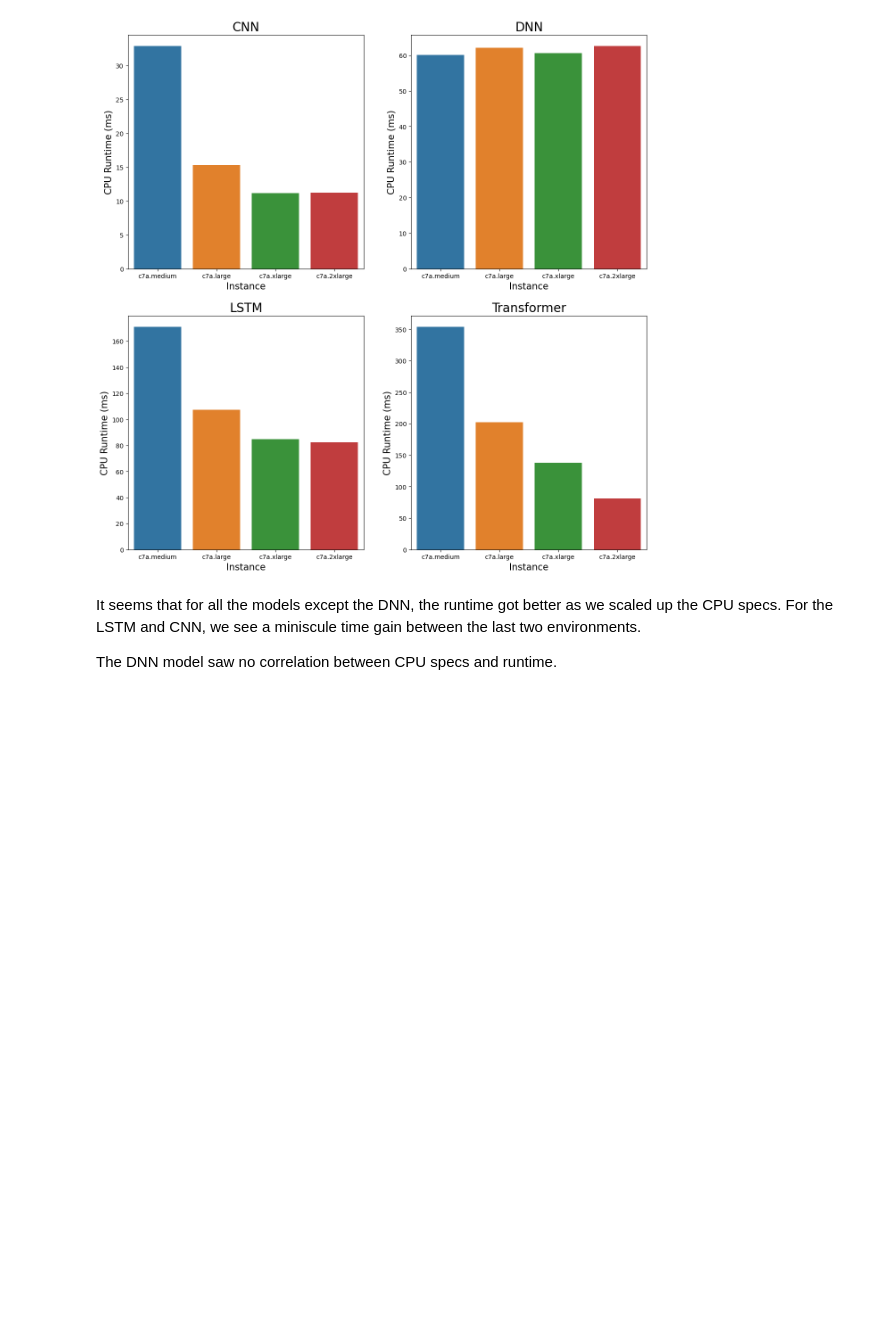
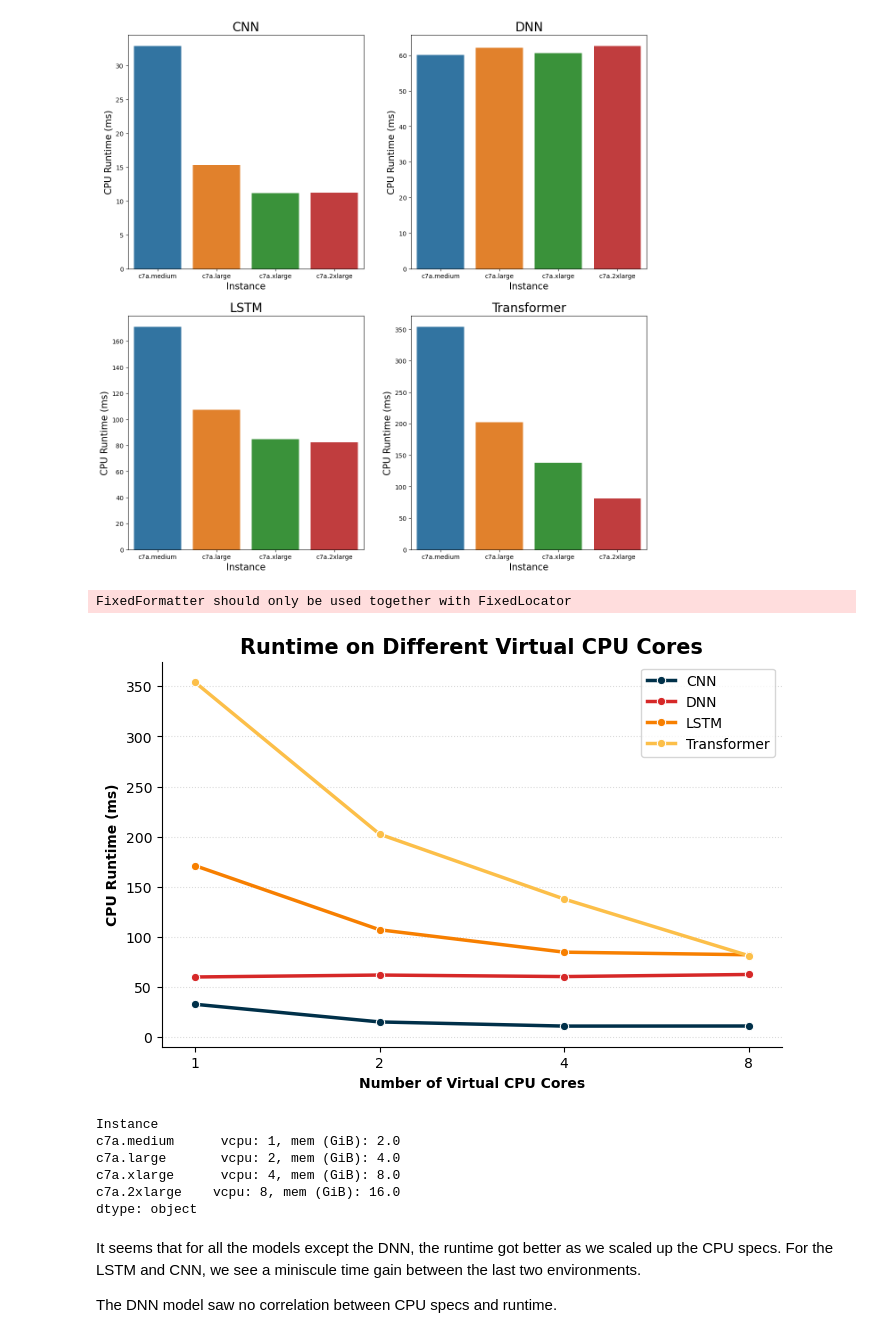
Before and after one commit to louiecai/DSC-180B-Hardware-Acceleration, a Jupyter notebook: data_analysis.ipynb, the cells around one changed output. Cells and saved outputs as stored; diff of their text form; code cells hidden in the pictures; blank space fills up the shorter version.

```diff
--- a/data_analysis.ipynb
+++ b/data_analysis.ipynb
@@ -202,3 +319,33 @@ axs[1][1].set_title('Transformer', size=20);
 | c7a.xlarge | 4 | 8.0 | AMD EPYC Gen4 |
 | c7a.2xlarge | 8 | 16.0 | AMD EPYC Gen4 |
 [figure]
+# %%
+# put all four plots on the same plot, use line instead
+# make the plot smaller
+# add the dots
+fig, axs = plt.subplots(1, 1, figsize=(8, 5))
+sns.lineplot(data=exp1, x="Instance", y="c_CNN_time", marker="o", label="CNN", color="#003049", linewidth=2.5);
+sns.lineplot(data=exp1, x="Instance", y="c_DNN_time", marker="o", label="DNN", color="#D62828", linewidth=2.5);
+sns.lineplot(data=exp1, x="Instance", y="c_LSTM_time", marker="o", label="LSTM", color="#F77F00", linewidth=2.5);
+sns.lineplot(data=exp1, x="Instance", y="c_T_time", marker="o", label="Transformer", color="#FCBF49", linewidth=2.5);
+
+
+
+# bold the labels and the title
+plt.ylabel('CPU Runtime (ms)', fontweight='bold')
+plt.xlabel('Number of Virtual CPU Cores', fontweight='bold')
+plt.title('Runtime on Different Virtual CPU Cores', fontweight='bold', fontsize=15)
+axs.set_xticklabels(e1_legend.apply(lambda row: f"{row[0]}", axis=1))
+plt.legend()
+# get rid the plot frame and keep the x and y axis
+sns.despine()
+
+plt.grid(axis='y', linestyle='dotted', alpha=0.45);
+
+# smaller margin
+plt.margins(0.06)
+plt.savefig('runtime_vcpu.png', dpi=1000)
+plt.show()
+# %% [output]
+FixedFormatter should only be used together with FixedLocator
+[figure, added]
@@ -205,3 +383,12 @@ axs[1][1].set_title('Transformer', size=20);
+# %%
+e1_legend.apply(lambda row: f"vcpu: {row[0]}, mem (GiB): {row[1]}", axis=1)
+# %% [output]
+Instance
+c7a.medium      vcpu: 1, mem (GiB): 2.0
+c7a.large       vcpu: 2, mem (GiB): 4.0
+c7a.xlarge      vcpu: 4, mem (GiB): 8.0
+c7a.2xlarge    vcpu: 8, mem (GiB): 16.0
+dtype: object
 # %% [markdown]
 It seems that for all the models except the DNN, the runtime got better as we scaled up the CPU specs. For the LSTM and CNN, we see a miniscule time gain between the last two environments.
 
```
Also changed, not shown: parts of 9 cells of this notebook.
